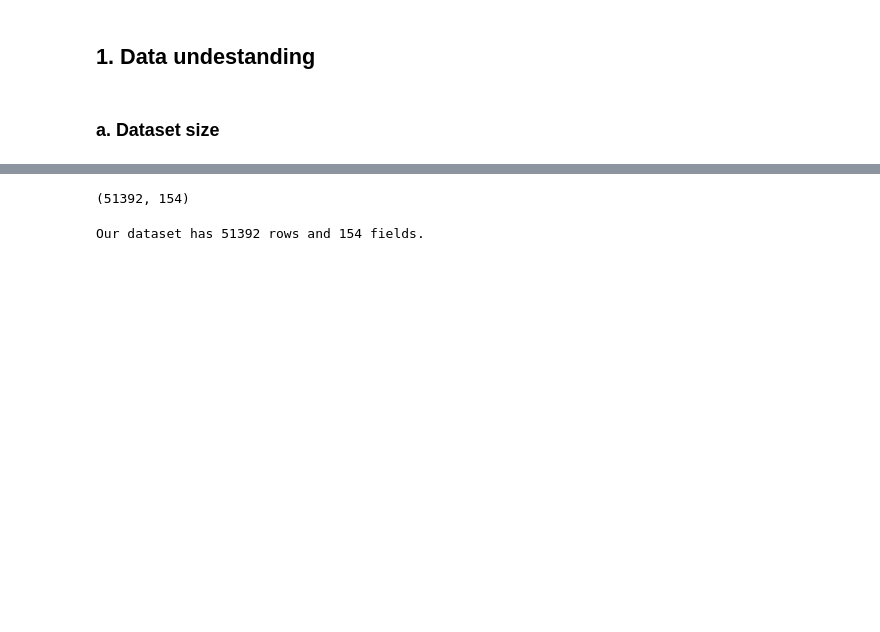
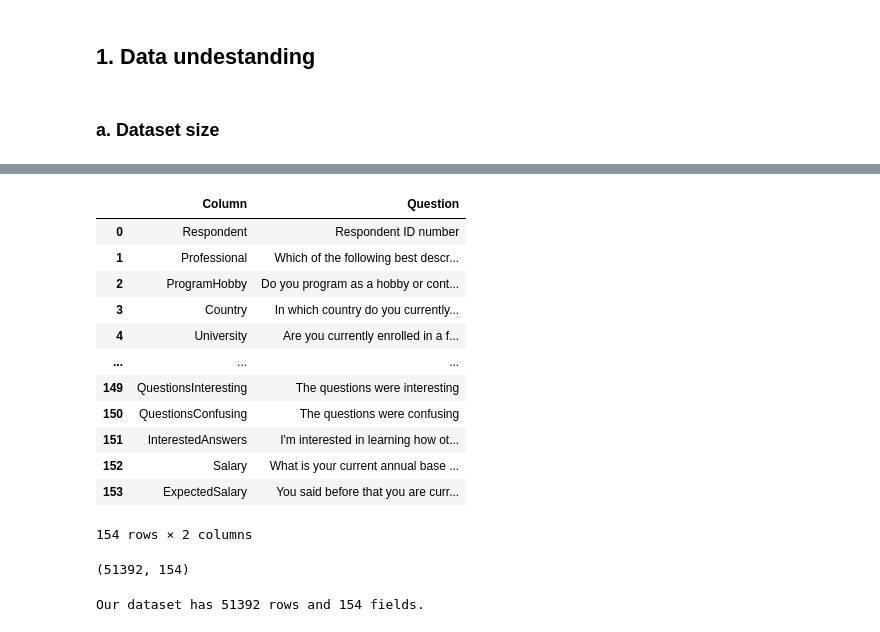
Before and after one commit to quadrakpp/nanodegree_project1, a Jupyter notebook: project_1_nanodegree.ipynb, the cells around one changed output, grey strips where cells are left out. Drawn from its saved outputs; the diff is of its cells as text; code cells hidden in the pictures; blank space fills up the shorter version.

```diff
--- a/project_1_nanodegree.ipynb
+++ b/project_1_nanodegree.ipynb
@@ -54,3 +25,21 @@ df_fields.head(200)
+# %%
+# Understanding the survey's questions
+df_fields = pd.read_csv('survey_results_schema.csv')
+df_fields.head(200)
+# %% [output]
+|  | Column | Question |
+| 0 | Respondent | Respondent ID number |
+| 1 | Professional | Which of the following best descr... |
+| 2 | ProgramHobby | Do you program as a hobby or cont... |
+| 3 | Country | In which country do you currently... |
+| 4 | University | Are you currently enrolled in a f... |
+| ... | ... | ... |
+| 149 | QuestionsInteresting | The questions were interesting |
+| 150 | QuestionsConfusing | The questions were confusing |
+| 151 | InterestedAnswers | I'm interested in learning how ot... |
+| 152 | Salary | What is your current annual base ... |
+| 153 | ExpectedSalary | You said before that you are curr... |
+154 rows × 2 columns
 # %%
 df.shape
 # %% [output]
```
Also changed, not shown: parts of 16 cells of this notebook.
